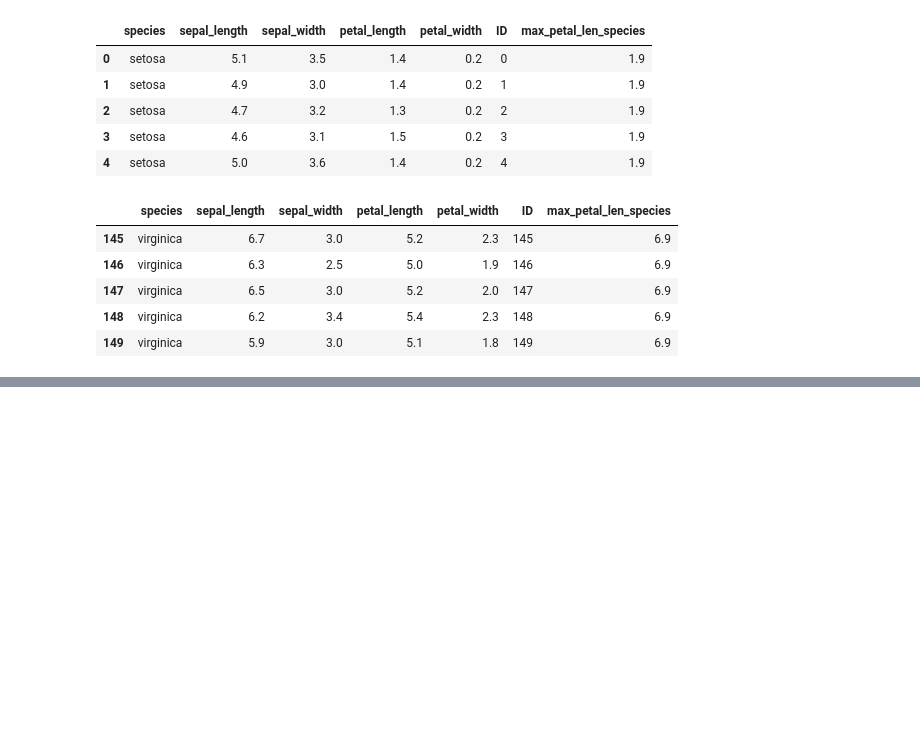
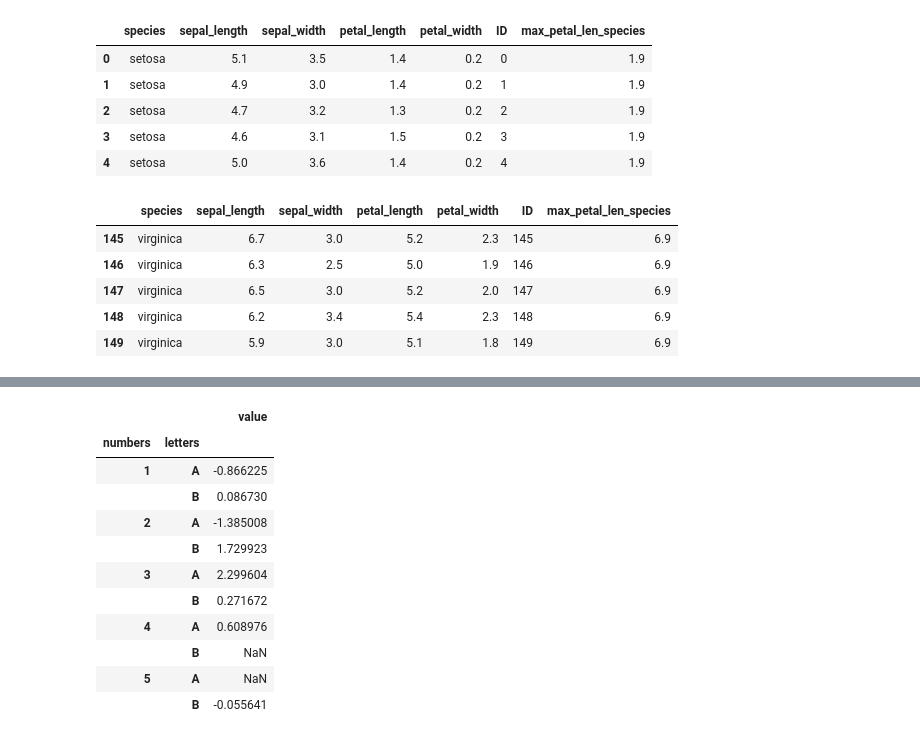
Before and after one commit to erblast/datistics, a Jupyter notebook: notebooks/02_R2Py_pandas.ipynb, the cells around one changed output, grey strips where cells are left out. Cells and saved outputs as stored; diff of their text form; code cells hidden in the pictures; blank space fills up the shorter version.

```diff
--- a/notebooks/02_R2Py_pandas.ipynb
+++ b/notebooks/02_R2Py_pandas.ipynb
@@ -373,0 +378,27 @@ df.tail()
+# %%
+def complete(df, cols):
+
+    assert all( [ col in df.columns for col in cols] )
+
+    df = df.set_index( cols, append = False )
+
+    df_reset = df.reset_index()
+
+    for i, name in enumerate(df.index.names):
+
+        if i == 0:
+            df_cross = pd.DataFrame( { name : df_reset[name].unique() } ) \
+                .assign( key = 0 )
+
+        else:
+            df_cross_name = pd.DataFrame( { name : df_reset[name].unique() } ) \
+                .assign( key = 0 )
+
+            df_cross = df_cross.merge(df_cross_name, on = 'key')
+
+    df_cross = df_cross.drop('key', axis = 1) \
+        .set_index( df.index.names )
+
+    df = df.reindex( df_cross.index )
+
+    return df
@@ -373,0 +421,15 @@ df.tail()
+# %%
+complete(df, ['numbers', 'letters'])
+# %% [output]
+|  |  | value |
+| numbers | letters |  |
+| 1 | A | -0.866225 |
+|  | B | 0.086730 |
+| 2 | A | -1.385008 |
+|  | B | 1.729923 |
+| 3 | A | 2.299604 |
+|  | B | 0.271672 |
+| 4 | A | 0.608976 |
+|  | B | NaN |
+| 5 | A | NaN |
+|  | B | -0.055641 |
```
Also changed, not shown: parts of 2 cells of this notebook, 1 other file.
